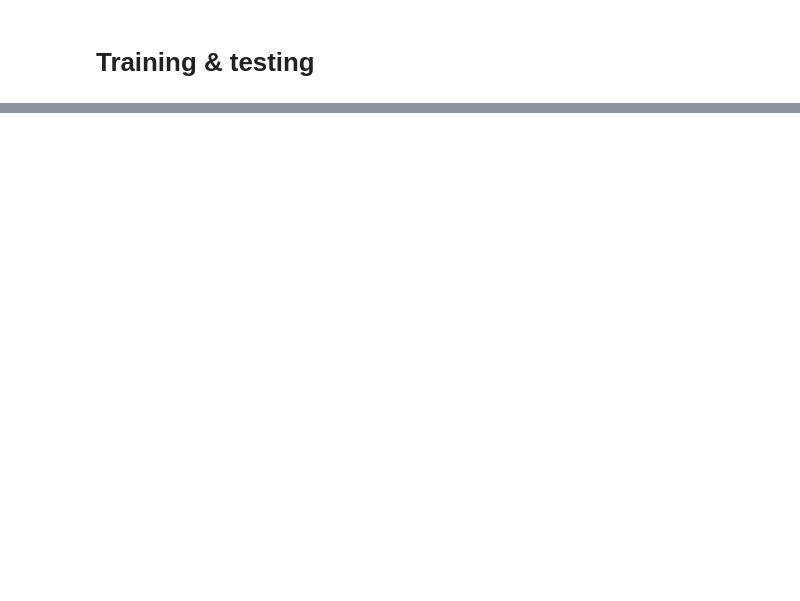
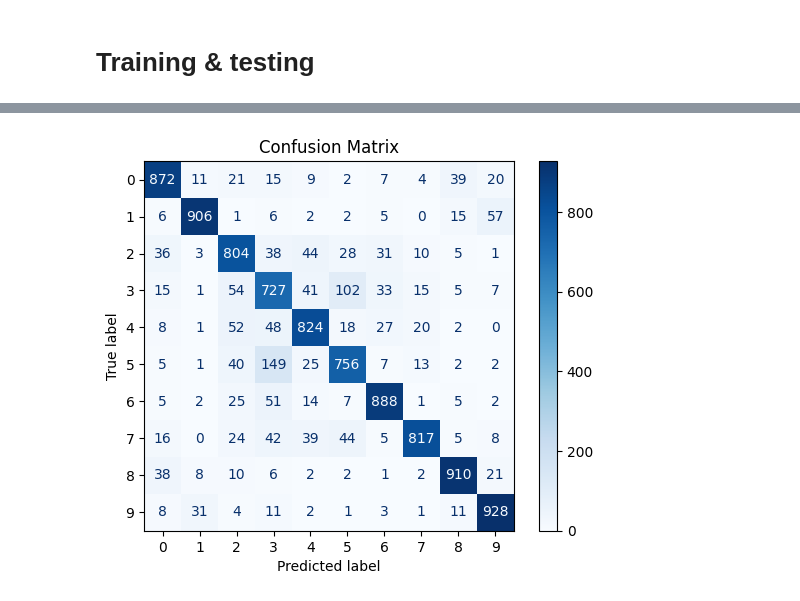
Before and after one commit to arneallwardt/smart_graphics_submission_2, a Jupyter notebook: task_1/cnn_classifier.ipynb, the cells around one changed output, grey strips where cells are left out. Drawn from its saved outputs; the diff is of its cells as text; code cells hidden in the pictures; blank space fills up the shorter version.

```diff
--- a/task_1/cnn_classifier.ipynb
+++ b/task_1/cnn_classifier.ipynb
@@ -237,0 +221,12 @@ plt.show()
+# %%
+y_pred = model.predict(x_test)
+
+y_pred_classes = y_pred.argmax(axis=1)
+y_true_classes = y_test.argmax(axis=1)
+
+cm = confusion_matrix(y_true_classes, y_pred_classes)
+disp = ConfusionMatrixDisplay(confusion_matrix=cm)
+disp.plot(cmap=plt.cm.Blues)
+plt.title("Confusion Matrix")
+plt.show()
+# %% [output]
@@ -237,0 +234 @@ plt.show()
+[figure, added]
```
Also changed, not shown: parts of 10 cells of this notebook, 4 other files.
